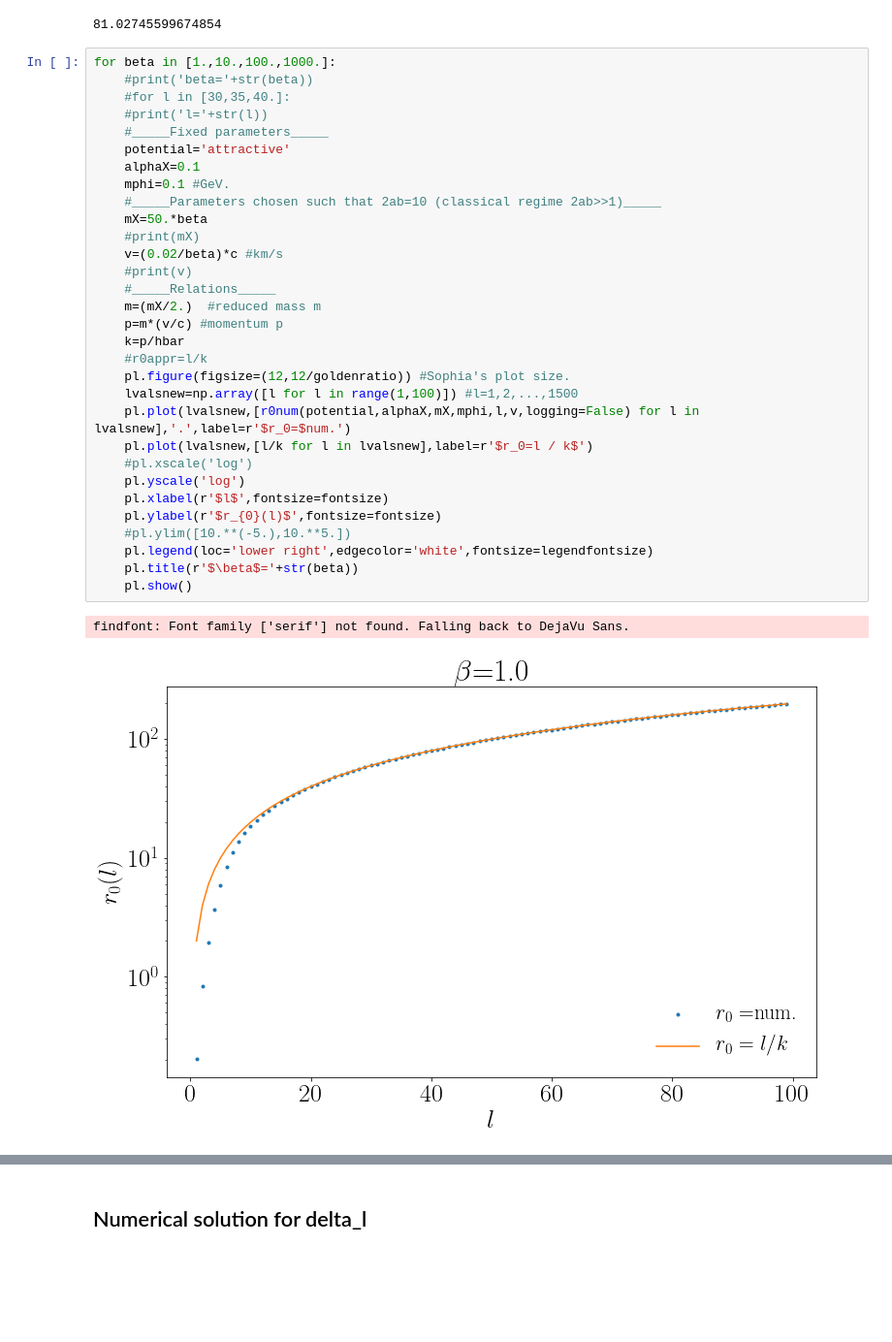
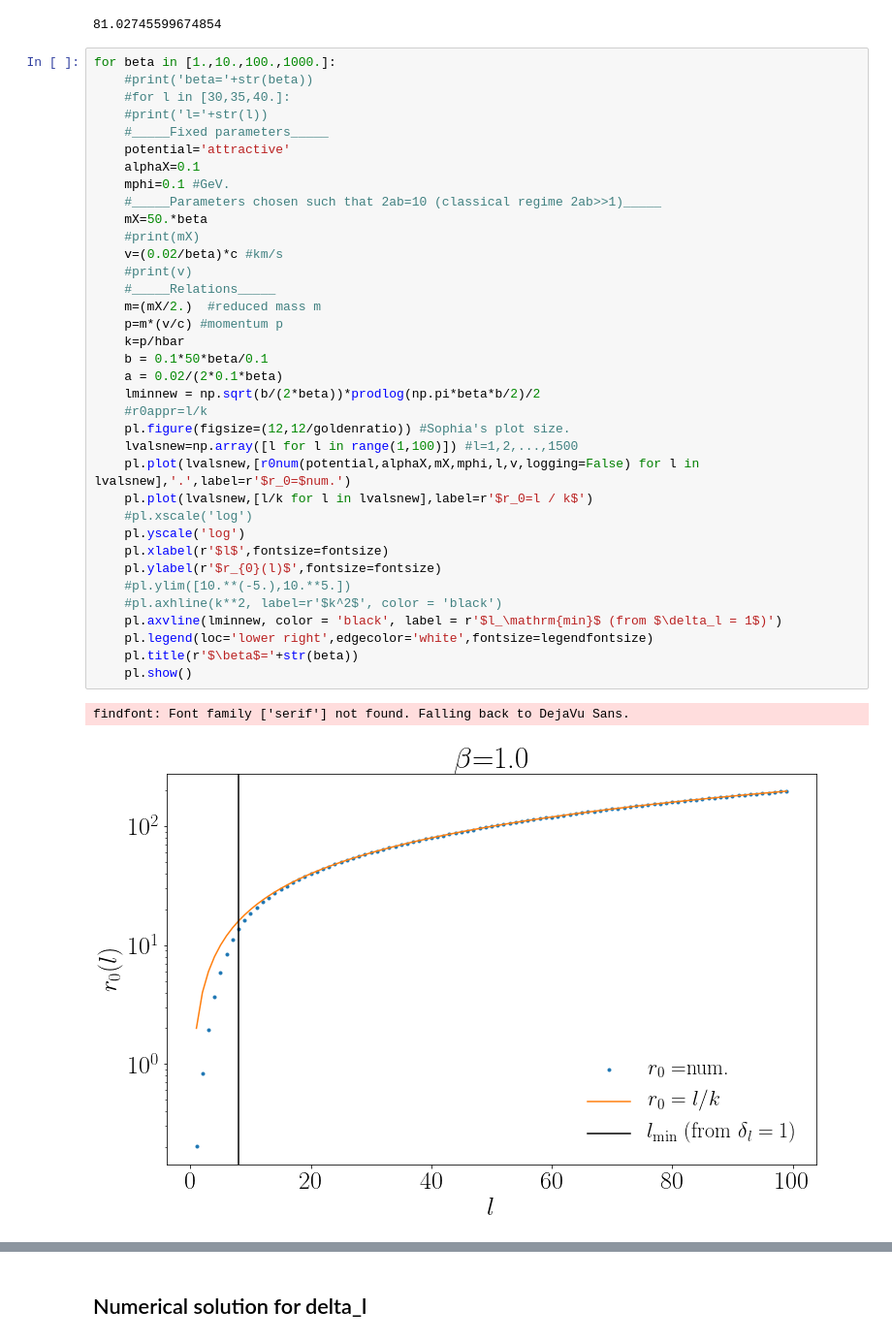
Before and after one commit to LauraSagunski/Self-interaction-cross-section, a Jupyter notebook: Integral_deltal_2_updated.ipynb, the cells around one changed output, grey strips where cells are left out. Shown at 97% size. Drawn from its saved outputs; the diff is of its cells as text; blank space fills up the shorter version.

```diff
--- a/Integral_deltal_2_updated.ipynb
+++ b/Integral_deltal_2_updated.ipynb
@@ -266,31 +266,36 @@ for beta in [1.,10.,100.,1000.]:
     #for l in [30,35,40.]:
     #print('l='+str(l))
     #_____Fixed parameters_____
     potential='attractive'
     alphaX=0.1
     mphi=0.1 #GeV.
     #_____Parameters chosen such that 2ab=10 (classical regime 2ab>>1)_____
     mX=50.*beta
     #print(mX)
     v=(0.02/beta)*c #km/s
     #print(v)
     #_____Relations_____
     m=(mX/2.)  #reduced mass m
     p=m*(v/c) #momentum p
     k=p/hbar
+    b = 0.1*50*beta/0.1
+    a = 0.02/(2*0.1*beta)
+    lminnew = np.sqrt(b/(2*beta))*prodlog(np.pi*beta*b/2)/2
     #r0appr=l/k
     pl.figure(figsize=(12,12/goldenratio)) #Sophia's plot size.
     lvalsnew=np.array([l for l in range(1,100)]) #l=1,2,...,1500
     pl.plot(lvalsnew,[r0num(potential,alphaX,mX,mphi,l,v,logging=False) for l in lvalsnew],'.',label=r'$r_0=$num.')
     pl.plot(lvalsnew,[l/k for l in lvalsnew],label=r'$r_0=l / k$')
     #pl.xscale('log')
     pl.yscale('log')
     pl.xlabel(r'$l$',fontsize=fontsize)
     pl.ylabel(r'$r_{0}(l)$',fontsize=fontsize)
     #pl.ylim([10.**(-5.),10.**5.])
+    #pl.axhline(k**2, label=r'$k^2$', color = 'black')
+    pl.axvline(lminnew, color = 'black', label = r'$l_\mathrm{min}$ (from $\delta_l = 1$)')
     pl.legend(loc='lower right',edgecolor='white',fontsize=legendfontsize)
     pl.title(r'$\beta$='+str(beta))
     pl.show()
 # %% [output]
 findfont: Font family ['serif'] not found. Falling back to DejaVu Sans.
-[figure, old version]
+[figure, new version]
```
Also changed, not shown: parts of 31 cells of this notebook.
